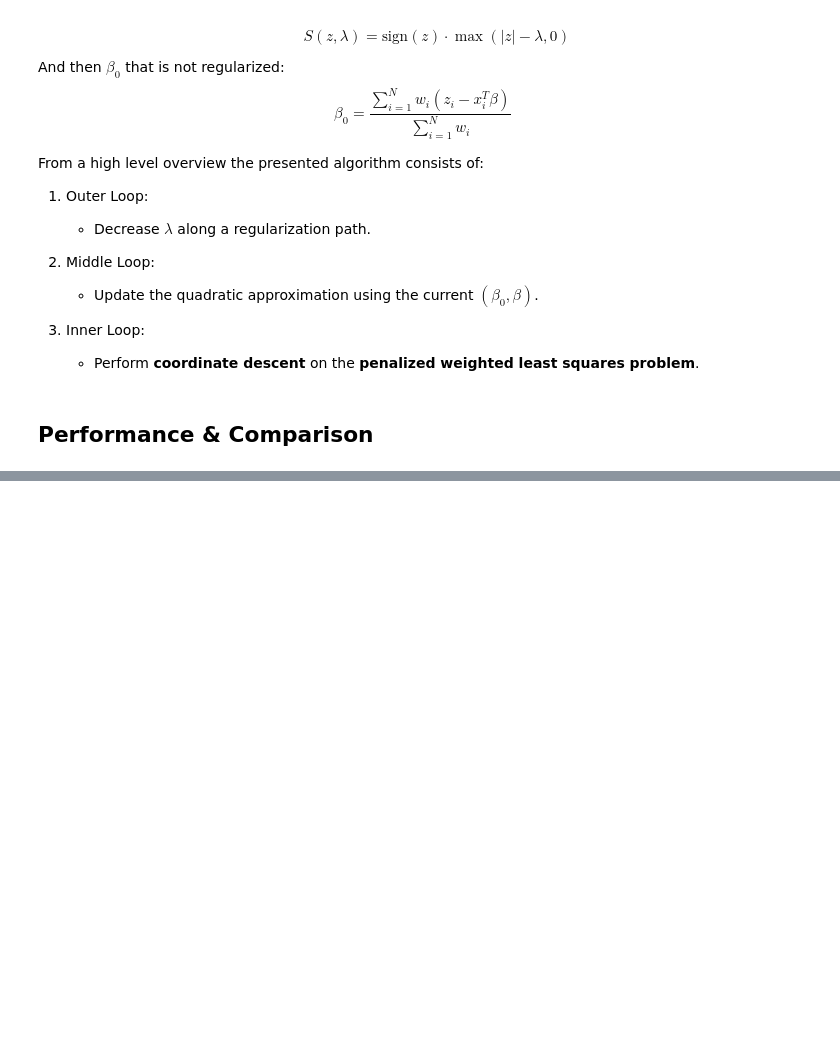
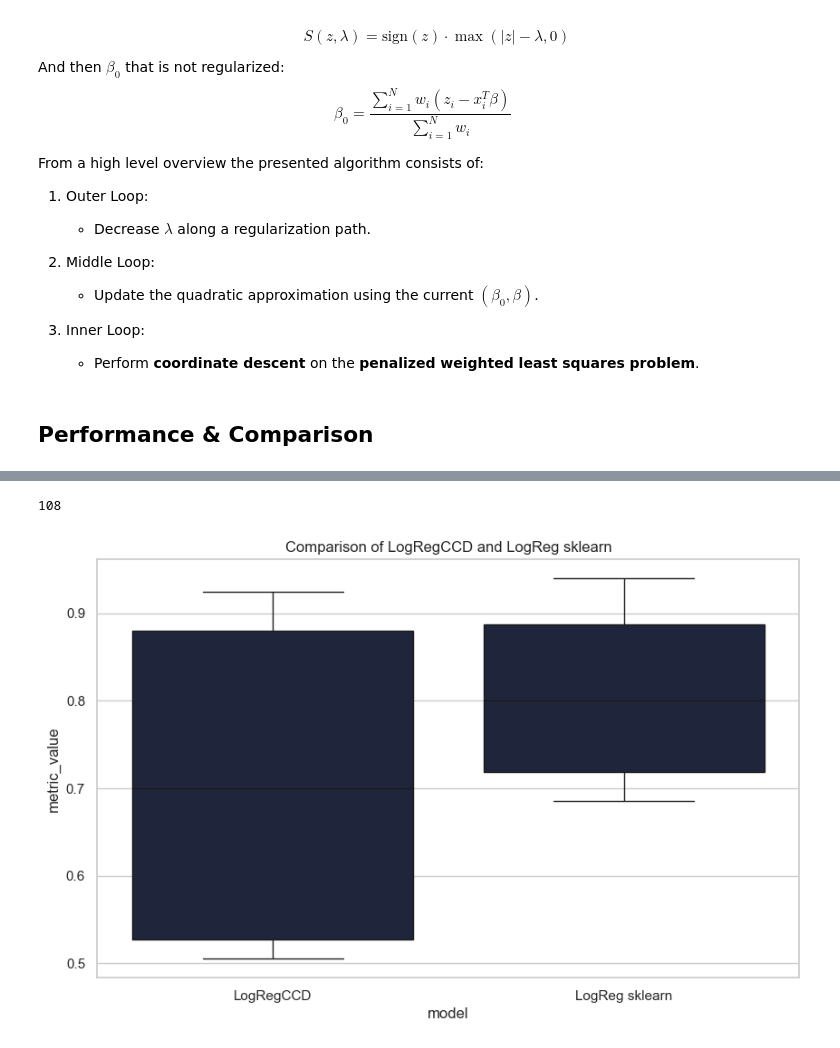
Before and after one commit to PrusWielki/ccg-logistic-regression, a Jupyter notebook: solution.ipynb, the cells around one changed output, grey strips where cells are left out. Cells and saved outputs as stored; diff of their text form; code cells hidden in the pictures; blank space fills up the shorter version.

Commit message:
initial comparison on synthetic dataset

```diff
--- a/solution.ipynb
+++ b/solution.ipynb
@@ -14,5 +14,13 @@ from scipy.io import arff
 import numpy as np
 import pandas as pd
 from typing import List
+from sklearn.model_selection import train_test_split
+from sklearn.linear_model import LogisticRegression
+from sklearn.metrics import accuracy_score
+import matplotlib.pyplot as plt
+import seaborn as sns
+import gc
+
+sns.set_theme(style="whitegrid", palette="cubehelix")
 # %%
 CONST_DATASET_DIRECTORY_PATH = "./datasets"
@@ -498,0 +558,16 @@ Accuracy of LogReg from sklearn: 0.765
+# %%
+del results_df
+del results
+gc.collect()
+# %% [output]
+108
+# %%
+results_df = pd.read_csv(f"{CONST_RESULTS_DIRECTORY_PATH}/{CONST_RESULTS_FILE_NAME}")
+# %%
+plt.figure(figsize=(10, 6))
+sns.boxplot(data=results_df, x="model", y="metric_value")
+plt.title("Comparison of LogRegCCD and LogReg sklearn")
+plt.savefig(f"{CONST_RESULTS_DIRECTORY_PATH}/comparison.png")
+plt.show()
+# %% [output]
+[figure, added]
```
Also changed, not shown: parts of 7 cells of this notebook, 3 other files.
